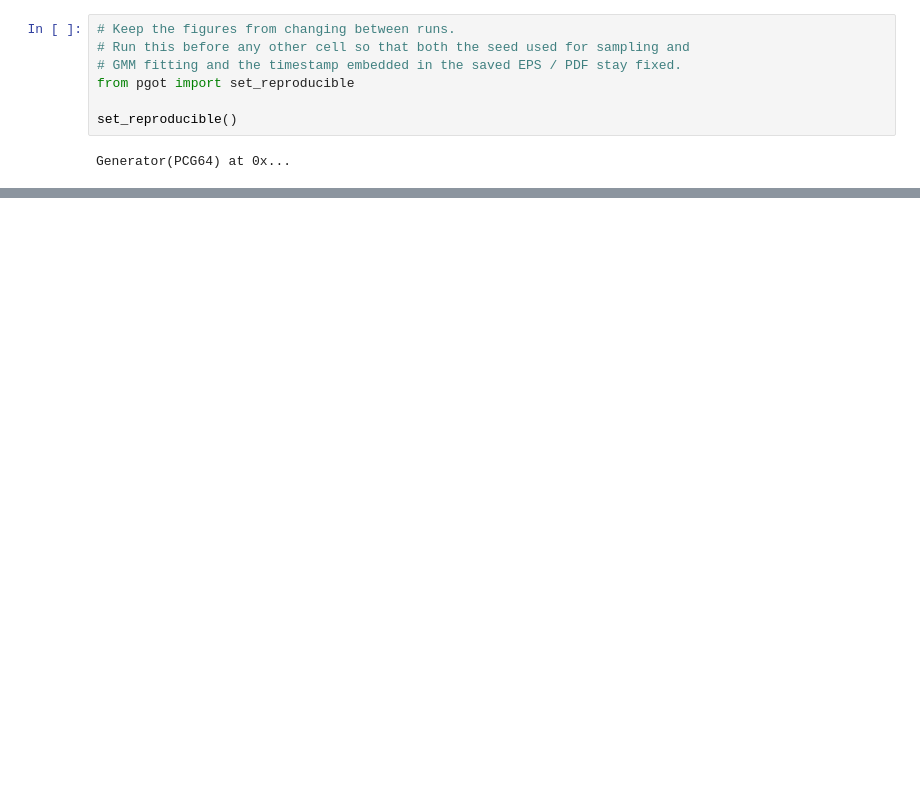
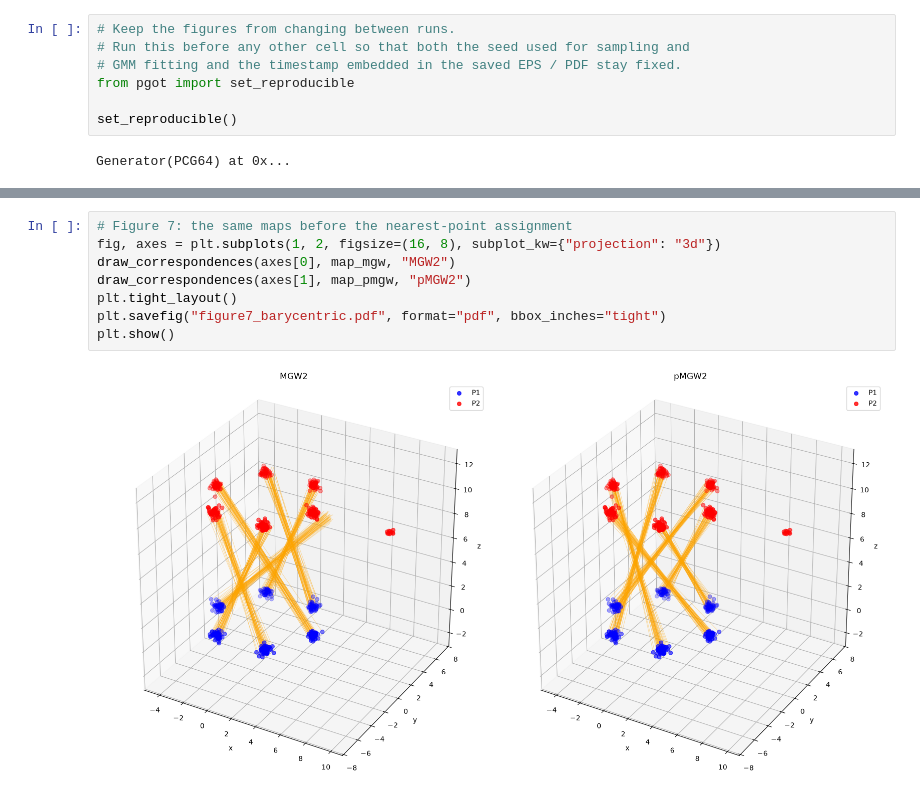
Before and after one commit to yachimura-lab/EPGOT-PMGW, a Jupyter notebook: docs/notebook/PMGW_corrected.ipynb, the cells around one changed output, grey strips where cells are left out. Drawn from its saved outputs; the diff is of its cells as text; blank space fills up the shorter version.

```diff
--- a/docs/notebook/PMGW_corrected.ipynb
+++ b/docs/notebook/PMGW_corrected.ipynb
@@ -608,0 +245,10 @@ The PostScript backend does not support transparency; partially transparent arti
+# %%
+# Figure 7: the same maps before the nearest-point assignment
+fig, axes = plt.subplots(1, 2, figsize=(16, 8), subplot_kw={"projection": "3d"})
+draw_correspondences(axes[0], map_mgw, "MGW2")
+draw_correspondences(axes[1], map_pmgw, "pMGW2")
+plt.tight_layout()
+plt.savefig("figure7_barycentric.pdf", format="pdf", bbox_inches="tight")
+plt.show()
+# %% [output]
+[figure, added]
```
Also changed, not shown: parts of 18 cells of this notebook, 5 other files.
